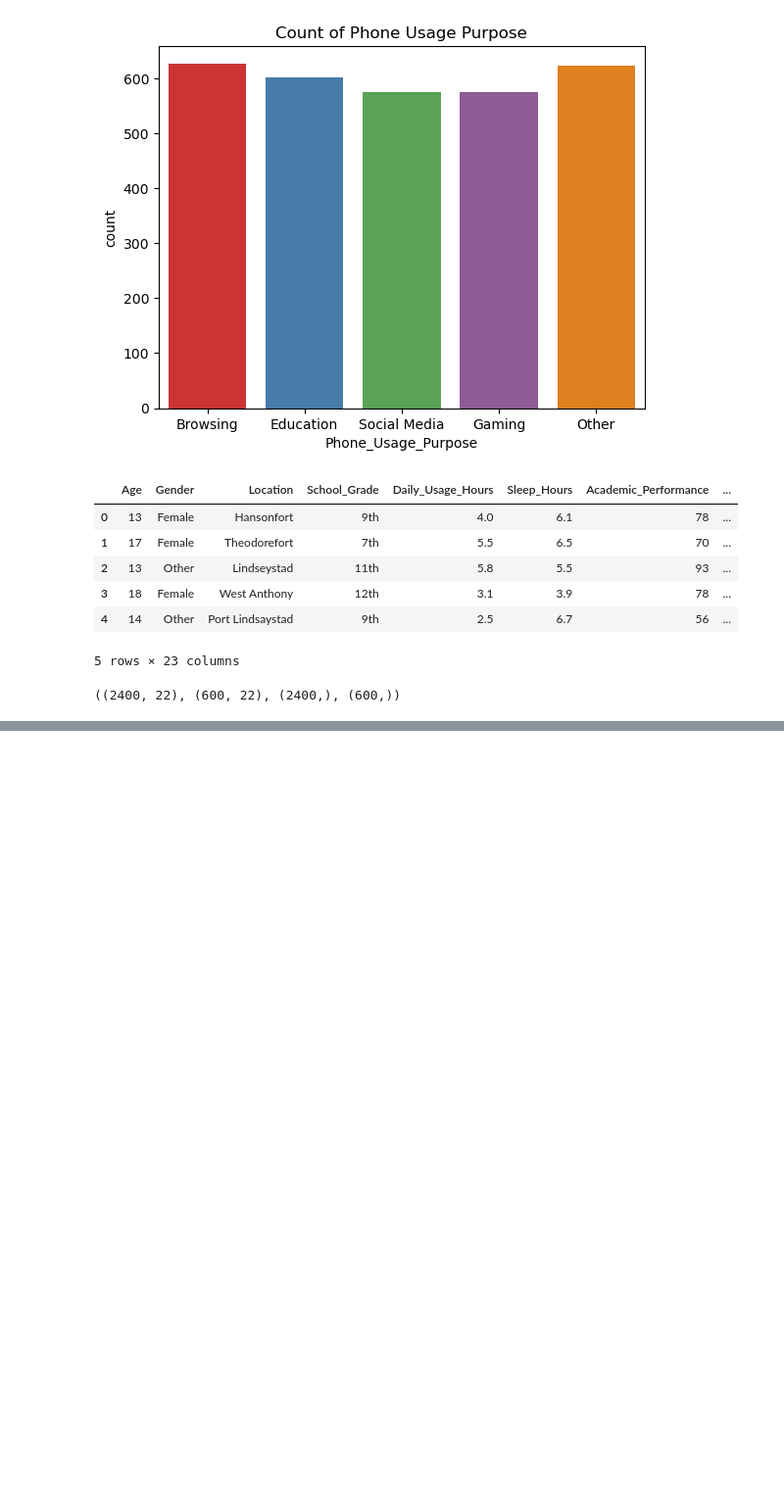
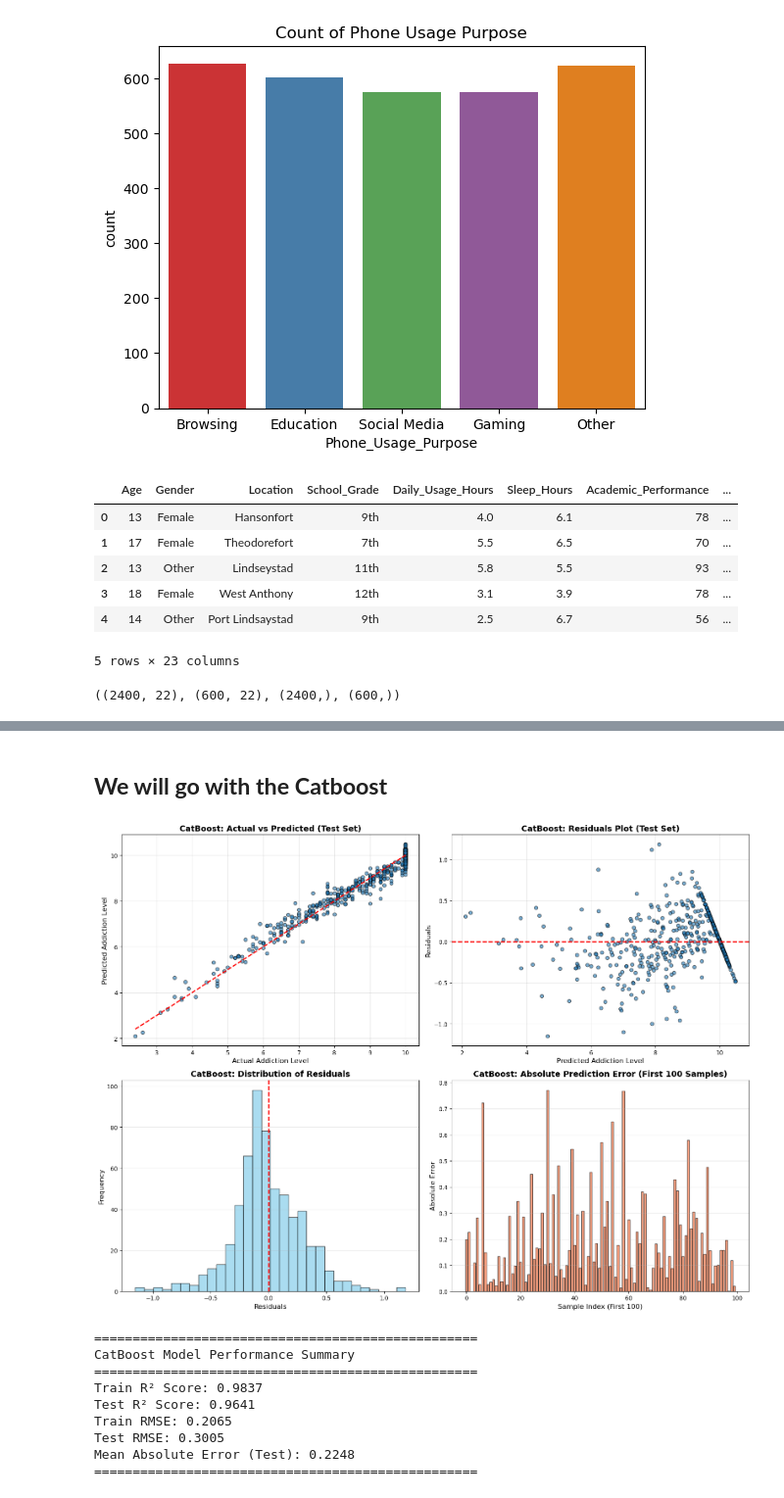
Before and after one commit to Jawad-Muzafar/Machine-Learning, a Jupyter notebook: Social media addiction prediction/ml.ipynb, the cells around one changed output, grey strips where cells are left out. Shown at 98% size. Cells and saved outputs as stored; diff of their text form; code cells hidden in the pictures; blank space fills up the shorter version.

```diff
--- a/Social media addiction prediction/ml.ipynb
+++ b/Social media addiction prediction/ml.ipynb
@@ -239,0 +526,63 @@ X_train.shape, X_test.shape, Y_train.shape, Y_test.shape
+# %% [markdown]
+## **We will go with the Catboost**
+# %%
+# Create visualizations for CatBoost predictions
+fig, axes = plt.subplots(2, 2, figsize=(16, 12))
+
+# 1. Actual vs Predicted (Test Set)
+axes[0, 0].scatter(Y_test, y_pred, alpha=0.6, edgecolors='k')
+axes[0, 0].plot([Y_test.min(), Y_test.max()], [Y_test.min(), Y_test.max()], 'r--', lw=2)
+axes[0, 0].set_xlabel('Actual Addiction Level', fontsize=12)
+axes[0, 0].set_ylabel('Predicted Addiction Level', fontsize=12)
+axes[0, 0].set_title('CatBoost: Actual vs Predicted (Test Set)', fontsize=14, fontweight='bold')
+axes[0, 0].grid(True, alpha=0.3)
+
+# 2. Residuals (Test Set)
+residuals = Y_test.values - y_pred
+axes[0, 1].scatter(y_pred, residuals, alpha=0.6, edgecolors='k')
+axes[0, 1].axhline(y=0, color='r', linestyle='--', lw=2)
+axes[0, 1].set_xlabel('Predicted Addiction Level', fontsize=12)
+axes[0, 1].set_ylabel('Residuals', fontsize=12)
+axes[0, 1].set_title('CatBoost: Residuals Plot (Test Set)', fontsize=14, fontweight='bold')
+axes[0, 1].grid(True, alpha=0.3)
+
+# 3. Distribution of Residuals
+axes[1, 0].hist(residuals, bins=30, edgecolor='black', alpha=0.7, color='skyblue')
+axes[1, 0].axvline(x=0, color='r', linestyle='--', lw=2)
+axes[1, 0].set_xlabel('Residuals', fontsize=12)
+axes[1, 0].set_ylabel('Frequency', fontsize=12)
+axes[1, 0].set_title('CatBoost: Distribution of Residuals', fontsize=14, fontweight='bold')
+axes[1, 0].grid(True, alpha=0.3, axis='y')
+
+# 4. Prediction Error
+prediction_error = np.abs(residuals)
+axes[1, 1].bar(range(len(prediction_error[:100])), prediction_error[:100], alpha=0.7, color='coral', edgecolor='black')
+axes[1, 1].set_xlabel('Sample Index (First 100)', fontsize=12)
+axes[1, 1].set_ylabel('Absolute Error', fontsize=12)
+axes[1, 1].set_title('CatBoost: Absolute Prediction Error (First 100 Samples)', fontsize=14, fontweight='bold')
+axes[1, 1].grid(True, alpha=0.3, axis='y')
+
+plt.tight_layout()
+plt.show()
+
+# Print performance metrics
+print("=" * 50)
+print("CatBoost Model Performance Summary")
+print("=" * 50)
+print(f"Train R² Score: {0.9836503609955745:.4f}")
+print(f"Test R² Score: {0.9641453441011794:.4f}")
+print(f"Train RMSE: {0.20647833040647728:.4f}")
+print(f"Test RMSE: {0.30054801394141134:.4f}")
+print(f"Mean Absolute Error (Test): {np.mean(prediction_error):.4f}")
+print("=" * 50)
+# %% [output]
+[figure, added]
+==================================================
+CatBoost Model Performance Summary
+==================================================
+Train R² Score: 0.9837
+Test R² Score: 0.9641
+Train RMSE: 0.2065
+Test RMSE: 0.3005
+Mean Absolute Error (Test): 0.2248
+==================================================
```
Also changed, not shown: parts of 23 cells of this notebook.
